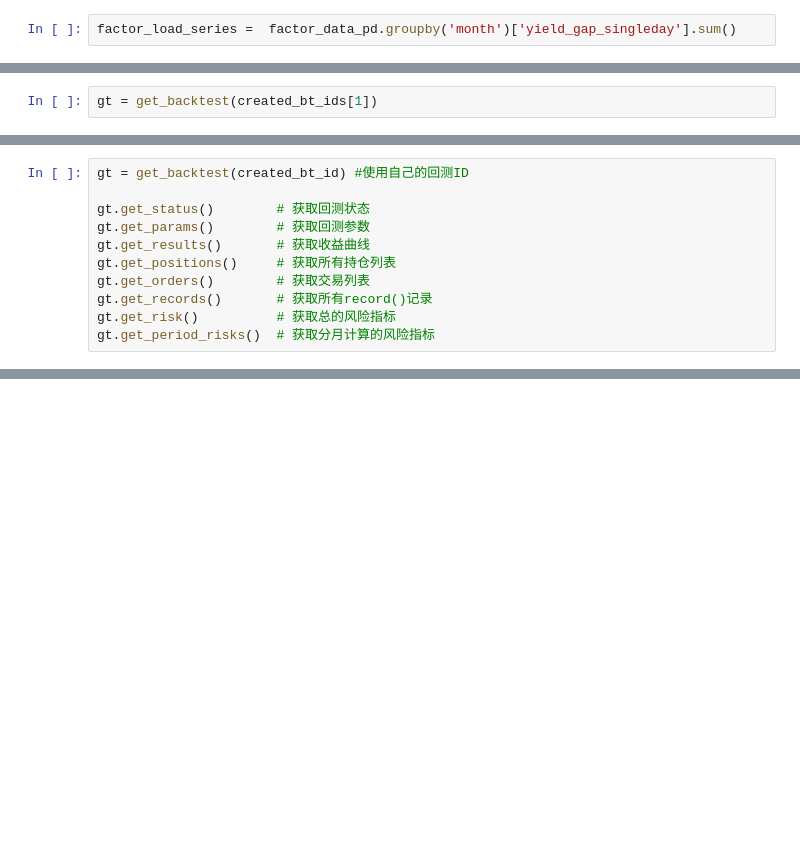
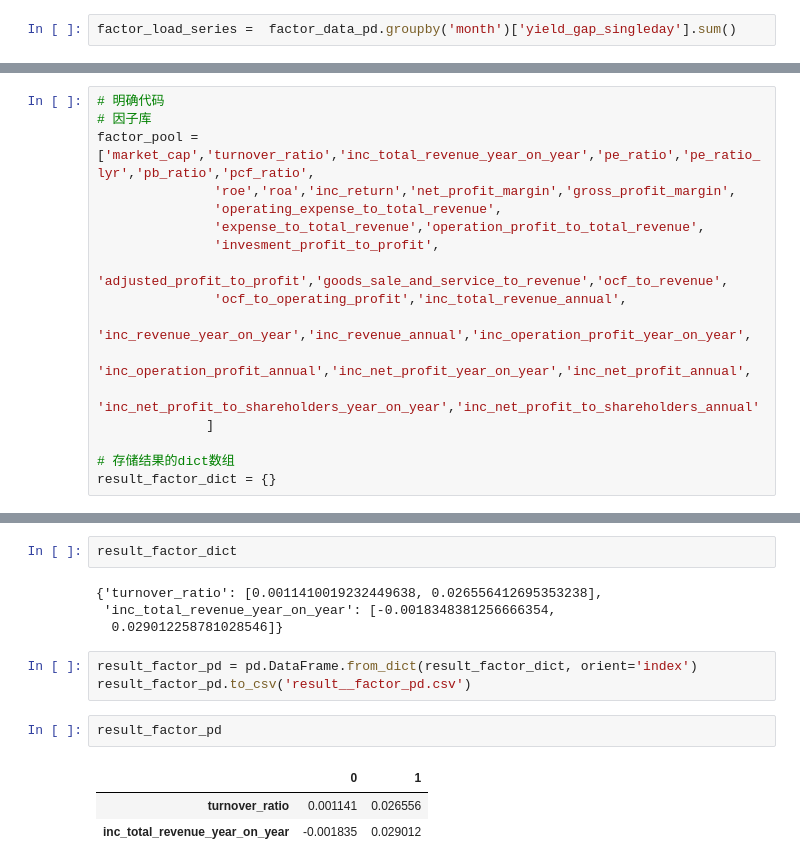
Before and after one commit to RufusTang/Factor_Regression, a Jupyter notebook: Factor_Loading.ipynb, the cells around one changed output, grey strips where cells are left out. Drawn from its saved outputs; the diff is of its cells as text; blank space fills up the shorter version.

Commit message:
add factor loop

```diff
--- a/Factor_Loading.ipynb
+++ b/Factor_Loading.ipynb
@@ -233,2 +123,0 @@ b"{'group': 5}"
-# %%
-gt = get_backtest(created_bt_ids[1])
@@ -262,11 +123,0 @@ gt.get_period_risks()  # 获取分月计算的风险指标
-# %%
-gt = get_backtest(created_bt_id) #使用自己的回测ID
-
-gt.get_status()        # 获取回测状态
-gt.get_params()        # 获取回测参数
-gt.get_results()       # 获取收益曲线
-gt.get_positions()     # 获取所有持仓列表
-gt.get_orders()        # 获取交易列表
-gt.get_records()       # 获取所有record()记录
-gt.get_risk()          # 获取总的风险指标
-gt.get_period_risks()  # 获取分月计算的风险指标
@@ -274,0 +126,17 @@ gt.get_period_risks()  # 获取分月计算的风险指标
+# %%
+# 明确代码
+# 因子库
+factor_pool = ['market_cap','turnover_ratio','inc_total_revenue_year_on_year','pe_ratio','pe_ratio_lyr','pb_ratio','pcf_ratio',
+               'roe','roa','inc_return','net_profit_margin','gross_profit_margin',
+               'operating_expense_to_total_revenue',
+               'expense_to_total_revenue','operation_profit_to_total_revenue',
+               'invesment_profit_to_profit',
+               'adjusted_profit_to_profit','goods_sale_and_service_to_revenue','ocf_to_revenue',
+               'ocf_to_operating_profit','inc_total_revenue_annual',
+               'inc_revenue_year_on_year','inc_revenue_annual','inc_operation_profit_year_on_year',
+               'inc_operation_profit_annual','inc_net_profit_year_on_year','inc_net_profit_annual',
+               'inc_net_profit_to_shareholders_year_on_year','inc_net_profit_to_shareholders_annual'
+              ]
+
+# 存储结果的dict数组
+result_factor_dict = {}
@@ -274,0 +258,15 @@ gt.get_period_risks()  # 获取分月计算的风险指标
+# %%
+result_factor_dict
+# %% [output]
+{'turnover_ratio': [0.0011410019232449638, 0.026556412695353238],
+ 'inc_total_revenue_year_on_year': [-0.0018348381256666354,
+  0.029012258781028546]}
+# %%
+result_factor_pd = pd.DataFrame.from_dict(result_factor_dict, orient='index')
+result_factor_pd.to_csv('result__factor_pd.csv')
+# %%
+result_factor_pd
+# %% [output]
+|  | 0 | 1 |
+| turnover_ratio | 0.001141 | 0.026556 |
+| inc_total_revenue_year_on_year | -0.001835 | 0.029012 |
```
Also changed, not shown: parts of 15 cells of this notebook.
